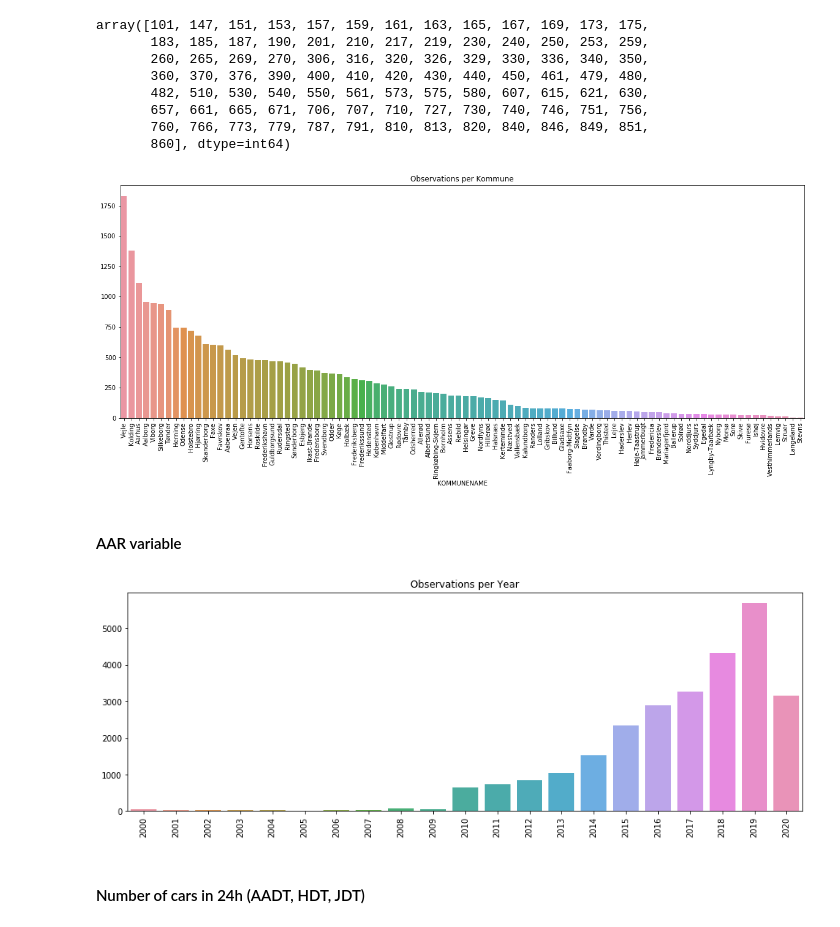
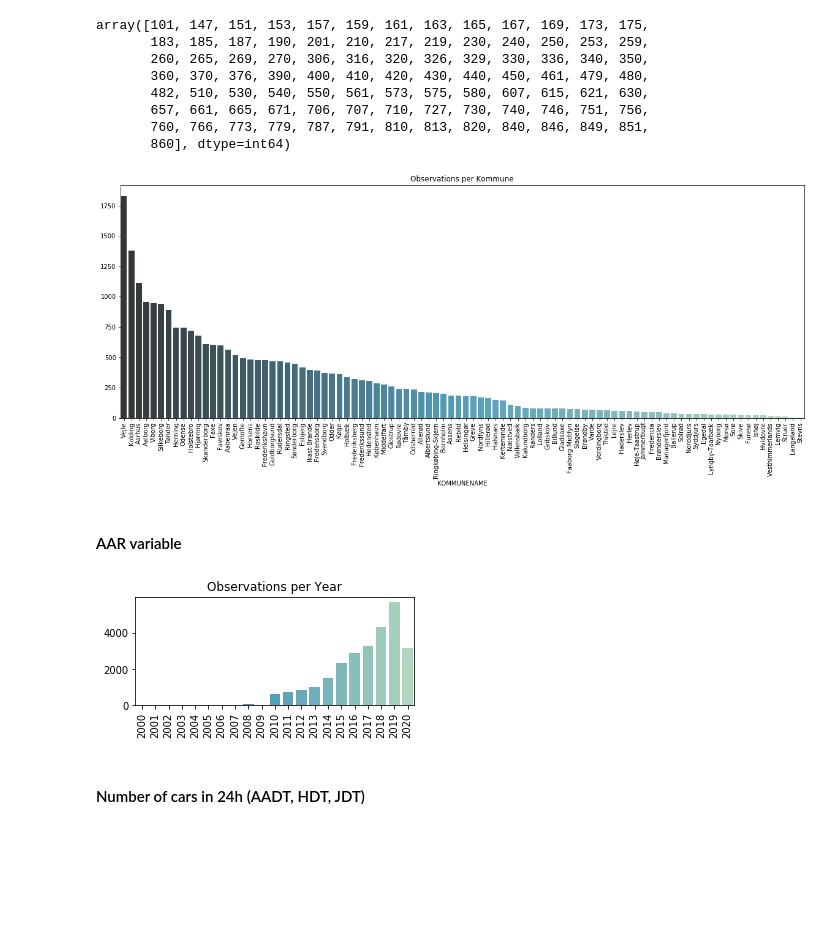
Before and after one commit to IncioMan/socialdata, a Jupyter notebook: Final Project/Dataset exploration.ipynb, the cells around one changed output. Cells and saved outputs as stored; diff of their text form; code cells hidden in the pictures; blank space fills up the shorter version.

Commit message:
Dataset exploration

```diff
--- a/Final Project/Dataset exploration.ipynb
+++ b/Final Project/Dataset exploration.ipynb
@@ -43,6 +43,6 @@ http://noegletal.dk/noegletal/
 | PCT_OVER_HASTGR_P20 | Percentage of vehicles traveling above the speed limit + 20km / h - if the speed limit is 60km/h, that is the percentage of vehicles that drive above 80km/h. |
 | LBIL_PCT | The percentage of trucks taken in relation to the total amount of motor vehicles. Trucks here are vehicles with a total length of more than 5.80 meters. |
 # %%
-traffic_data = pd.read_csv("dataset/NOEGLETAL_trafficdata.csv", encoding="ISO-8859-1")
+traffic_data = pd.read_csv("dataset/trafficdata_withlonlat_ver2.csv", encoding="ISO-8859-1")
 traffic_data.head()
 # %% [output]
@@ -135,20 +135,20 @@ traffic_data['KOMMUNENAME'] = traffic_data.KOMMUNE.map(inverse_dictionary)
 plt.figure(figsize=(20,7))
 plt.title("Observations per Kommune")
 df = traffic_data.groupby('KOMMUNENAME').FID.count().sort_values(ascending = False)
-ax = sns.barplot(df.keys(), df.values, order=df.keys())
+ax = sns.barplot(df.keys(), df.values, order=df.keys(), palette="GnBu_d")
 plt.setp(ax.get_xticklabels(), rotation=90);
 # %% [output]
-[figure, old version]
+[figure, new version]
 # %% [markdown]
 #### AAR variable
 # %%
-plt.figure(figsize=(15,5))
+plt.figure(figsize=(5,2))
 plt.title("Observations per Year")
 df = traffic_data.AAR.value_counts()
-ax = sns.barplot(df.keys(), df.values, order=df.keys().sort_values())
+ax = sns.barplot(df.keys(), df.values, order=df.keys().sort_values(), palette="GnBu_d")
 plt.setp(ax.get_xticklabels(), rotation=90);
 # %% [output]
-[figure, old version]
+[figure, new version]
 # %% [markdown]
 #### Number of cars in 24h (AADT, HDT, JDT)
 # %%
```
Also changed, not shown: parts of 6 cells of this notebook, 1 other file.
